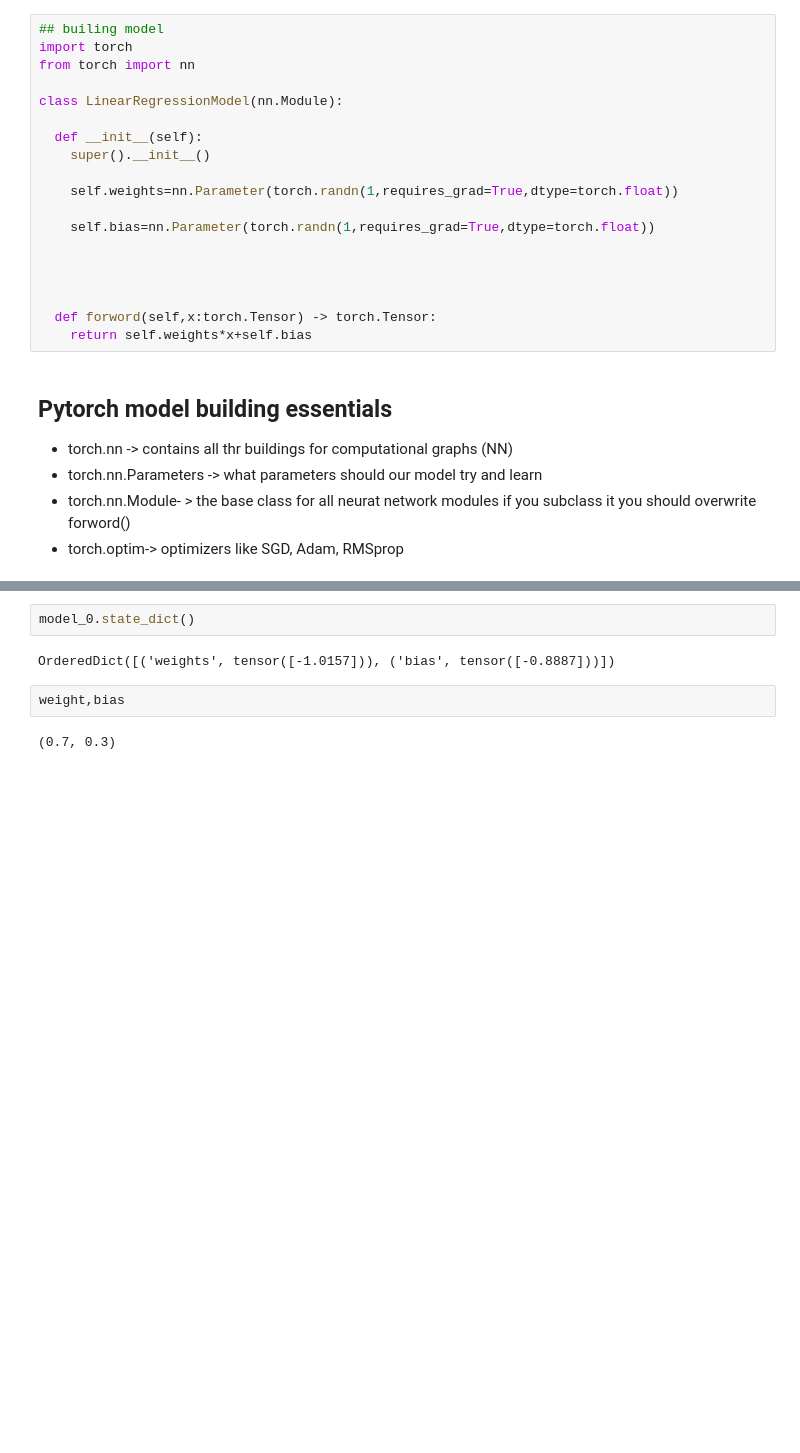
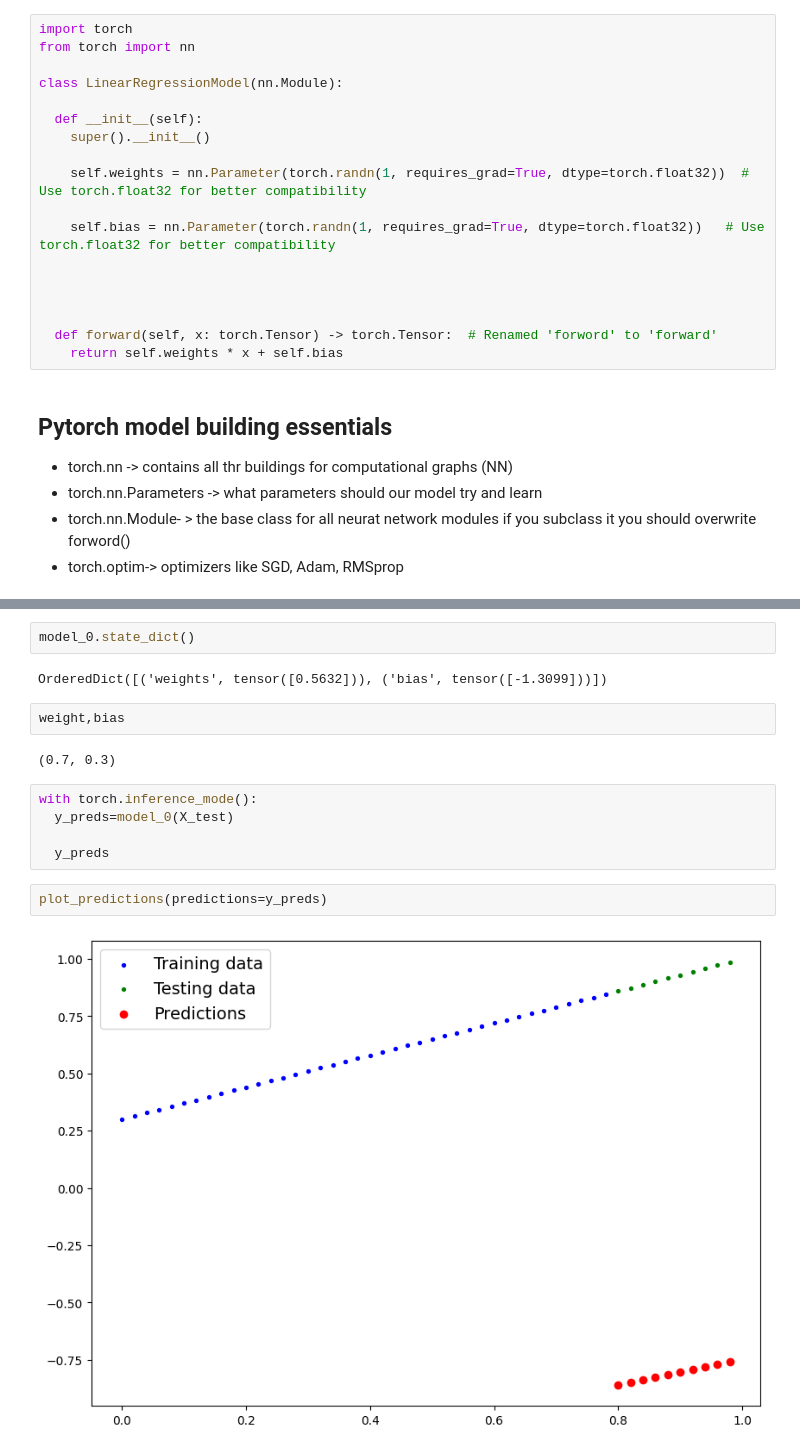
Before and after one commit to Karsuman4298/Deep-learning, a Jupyter notebook: PYtorch(part_2).ipynb, the cells around one changed output, grey strips where cells are left out. Saved outputs shown, nothing was run; the diff lists cells and outputs as text; blank space fills up the shorter version.

```diff
--- a/PYtorch(part_2).ipynb
+++ b/PYtorch(part_2).ipynb
@@ -79,7 +79,6 @@ plot_predictions()
 # %% [markdown]
 #  Our model starts from the random values(bias and weights) and update and adjust those random values to best fit our training data through the combination of Gradient descent and backpropagation
 # %%
-## builing model
 import torch
 from torch import nn
 
@@ -88,15 +87,15 @@ class LinearRegressionModel(nn.Module):
   def __init__(self):
     super().__init__()
 
-    self.weights=nn.Parameter(torch.randn(1,requires_grad=True,dtype=torch.float))
+    self.weights = nn.Parameter(torch.randn(1, requires_grad=True, dtype=torch.float32))  # Use torch.float32 for better compatibility
 
-    self.bias=nn.Parameter(torch.randn(1,requires_grad=True,dtype=torch.float))
+    self.bias = nn.Parameter(torch.randn(1, requires_grad=True, dtype=torch.float32))   # Use torch.float32 for better compatibility
 
 
 
 
-  def forword(self,x:torch.Tensor) -> torch.Tensor:
-    return self.weights*x+self.bias
+  def forward(self, x: torch.Tensor) -> torch.Tensor:  # Renamed 'forword' to 'forward'
+    return self.weights * x + self.bias
 # %% [markdown]
 ## Pytorch model building essentials
 
@@ -119,8 +118,17 @@ list(model_0.parameters())
 # %%
 model_0.state_dict()
 # %% [output]
-OrderedDict([('weights', tensor([-1.0157])), ('bias', tensor([-0.8887]))])
+OrderedDict([('weights', tensor([0.5632])), ('bias', tensor([-1.3099]))])
 # %%
 weight,bias
 # %% [output]
 (0.7, 0.3)
+# %%
+with torch.inference_mode():
+  y_preds=model_0(X_test)
+
+  y_preds
+# %%
+plot_predictions(predictions=y_preds)
+# %% [output]
+[figure, added]
```
Also changed, not shown: parts of 4 cells of this notebook.
